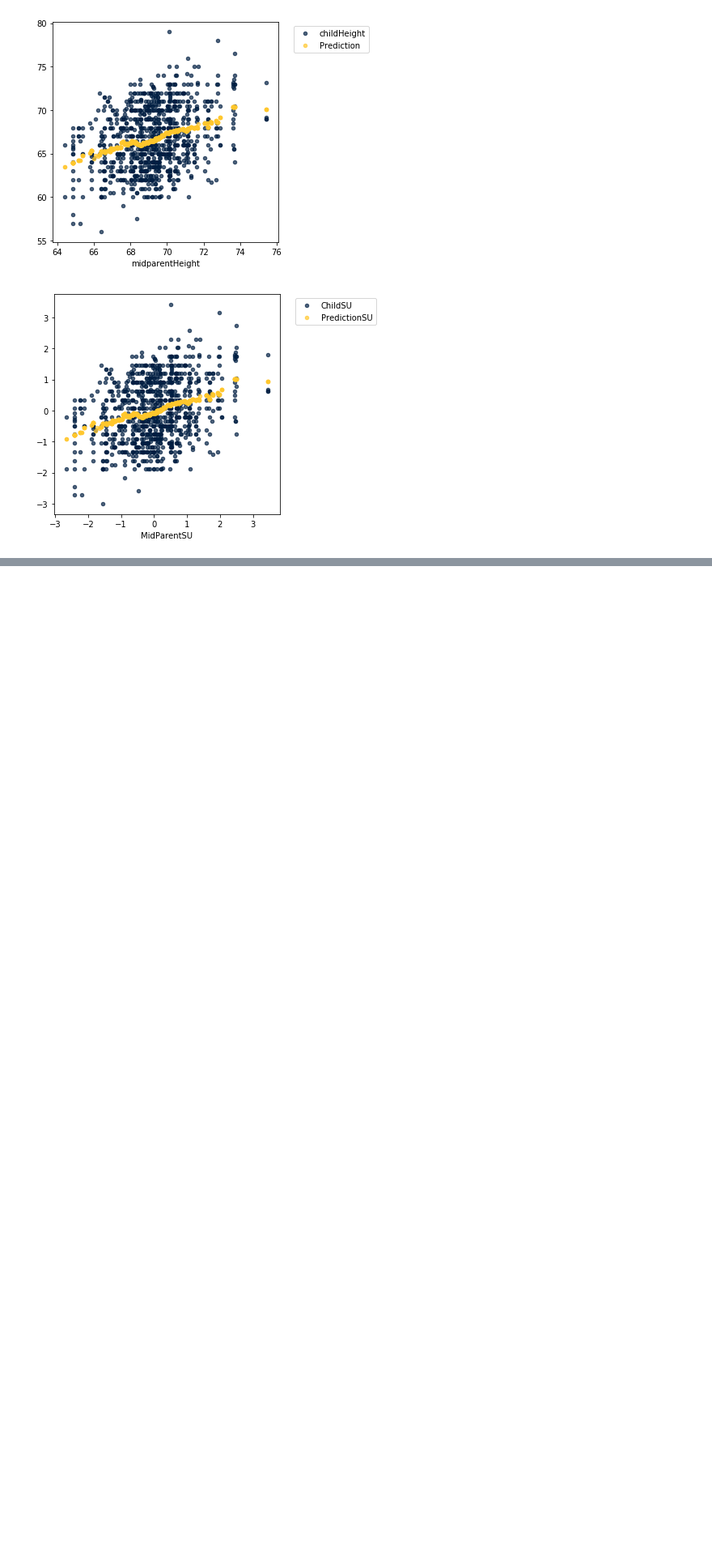
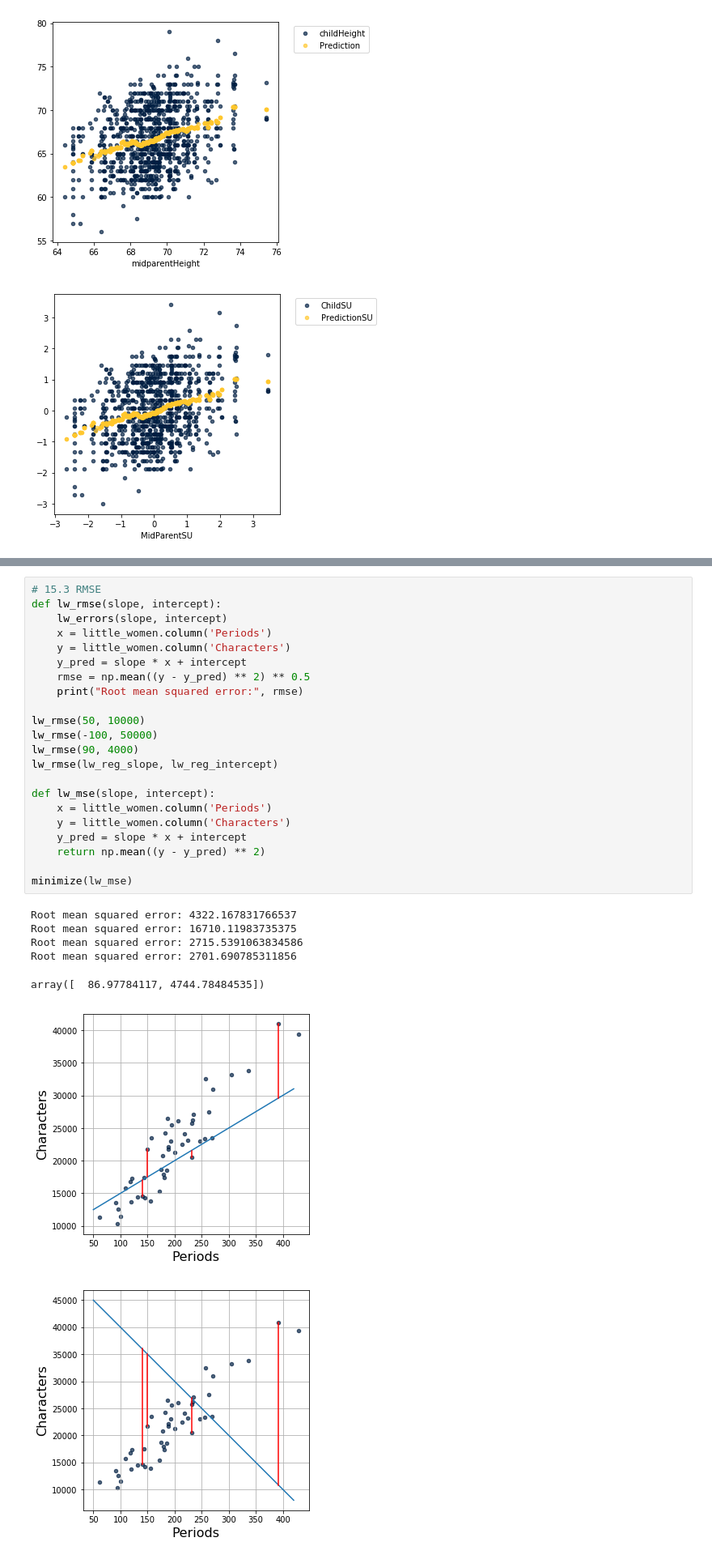
Before and after one commit to luxiaotong/DATA8, a Jupyter notebook: lec15.ipynb, the cells around one changed output, grey strips where cells are left out. Shown: that part at 81% size. Drawn from its saved outputs; the diff is of its cells as text; blank space fills up the shorter version.

```diff
--- a/lec15.ipynb
+++ b/lec15.ipynb
@@ -87,0 +171,30 @@ sn_prefix_table.group('sn_prefix')
+# %%
+# 15.3 RMSE
+def lw_rmse(slope, intercept):
+    lw_errors(slope, intercept)
+    x = little_women.column('Periods')
+    y = little_women.column('Characters')
+    y_pred = slope * x + intercept
+    rmse = np.mean((y - y_pred) ** 2) ** 0.5
+    print("Root mean squared error:", rmse)
+
+lw_rmse(50, 10000)
+lw_rmse(-100, 50000)
+lw_rmse(90, 4000)
+lw_rmse(lw_reg_slope, lw_reg_intercept)
+
+def lw_mse(slope, intercept):
+    x = little_women.column('Periods')
+    y = little_women.column('Characters')
+    y_pred = slope * x + intercept
+    return np.mean((y - y_pred) ** 2)
+
+minimize(lw_mse)
+# %% [output]
+Root mean squared error: 4322.167831766537
+Root mean squared error: 16710.11983735375
+Root mean squared error: 2715.5391063834586
+Root mean squared error: 2701.690785311856
+array([  86.97784117, 4744.78484535])
+[figure, added]
+[figure, added]
```
Also changed, not shown: parts of 5 cells of this notebook, 2 other files.
